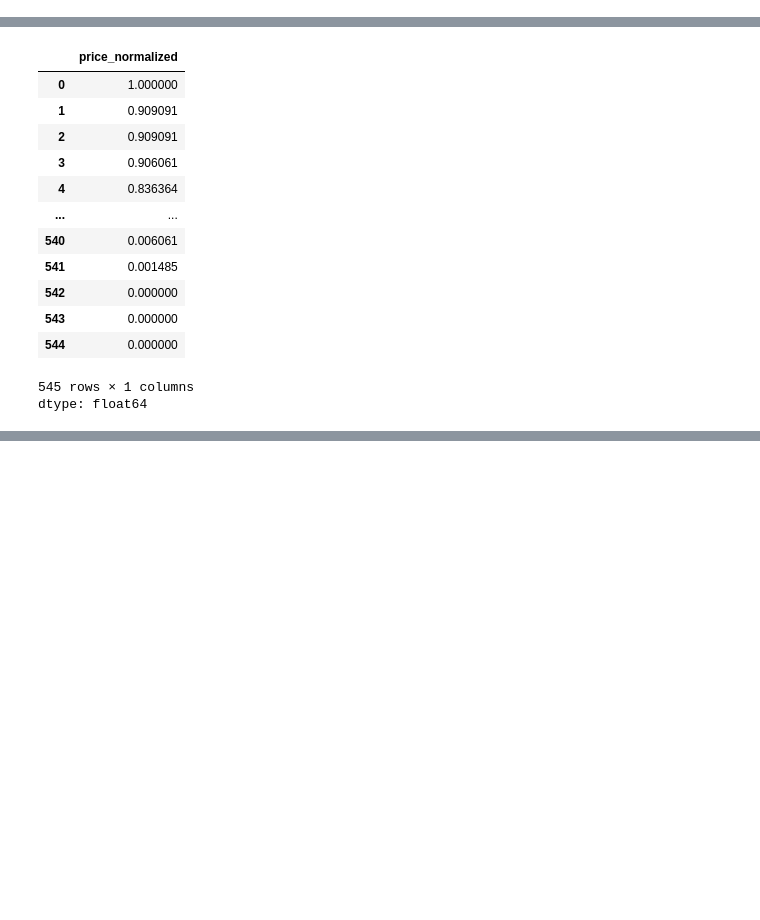
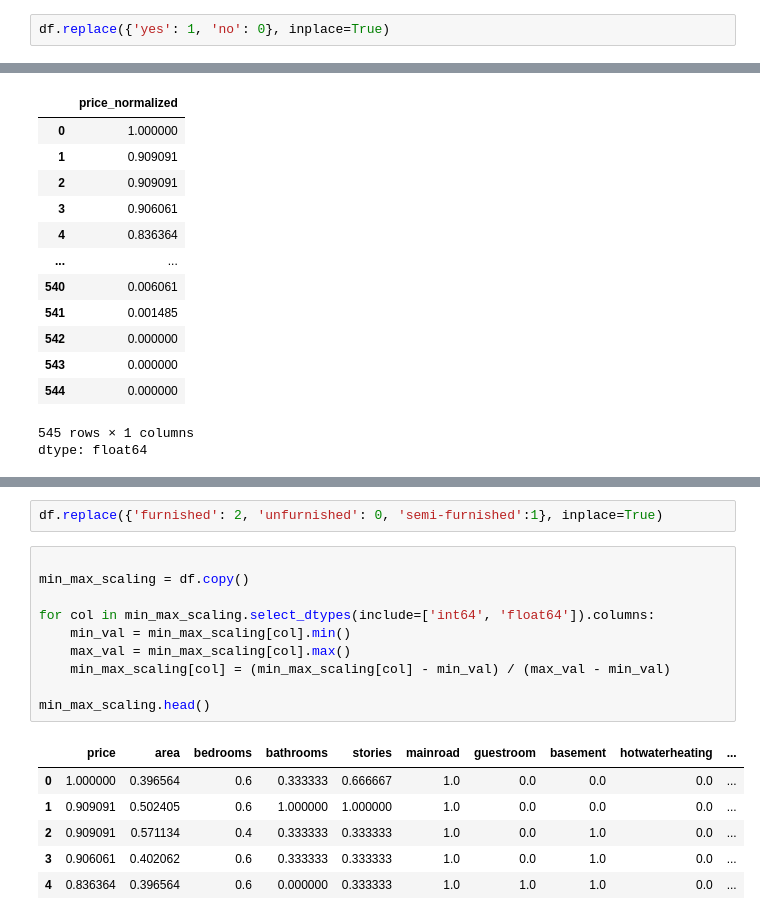
Before and after one commit to merajsiddieque/ML-Lab, a Jupyter notebook: ML_Lab2.ipynb, the cells around one changed output, grey strips where cells are left out. Cells and saved outputs as stored; diff of their text form; blank space fills up the shorter version.

```diff
--- a/ML_Lab2.ipynb
+++ b/ML_Lab2.ipynb
@@ -40,6 +65,8 @@ dtype: int64
 df['furnishingstatus'].unique()
 # %% [output]
 array(['furnished', 'semi-furnished', 'unfurnished'], dtype=object)
+# %%
+df.replace({'yes': 1, 'no': 0}, inplace=True)
 # %%
 min_val = df['price'].min()
 max_val = df['price'].max()
@@ -64,0 +101,19 @@ dtype: float64
+# %%
+df.replace({'furnished': 2, 'unfurnished': 0, 'semi-furnished':1}, inplace=True)
+# %%
+
+min_max_scaling = df.copy()
+
+for col in min_max_scaling.select_dtypes(include=['int64', 'float64']).columns:
+    min_val = min_max_scaling[col].min()
+    max_val = min_max_scaling[col].max()
+    min_max_scaling[col] = (min_max_scaling[col] - min_val) / (max_val - min_val)
+
+min_max_scaling.head()
+# %% [output]
+|  | price | area | bedrooms | bathrooms | stories | mainroad | guestroom | basement | hotwaterheating | ... |
+| 0 | 1.000000 | 0.396564 | 0.6 | 0.333333 | 0.666667 | 1.0 | 0.0 | 0.0 | 0.0 | ... |
+| 1 | 0.909091 | 0.502405 | 0.6 | 1.000000 | 1.000000 | 1.0 | 0.0 | 0.0 | 0.0 | ... |
+| 2 | 0.909091 | 0.571134 | 0.4 | 0.333333 | 0.333333 | 1.0 | 0.0 | 1.0 | 0.0 | ... |
+| 3 | 0.906061 | 0.402062 | 0.6 | 0.333333 | 0.333333 | 1.0 | 0.0 | 1.0 | 0.0 | ... |
+| 4 | 0.836364 | 0.396564 | 0.6 | 0.000000 | 0.333333 | 1.0 | 1.0 | 1.0 | 0.0 | ... |
```
Also changed, not shown: parts of 12 cells of this notebook.
